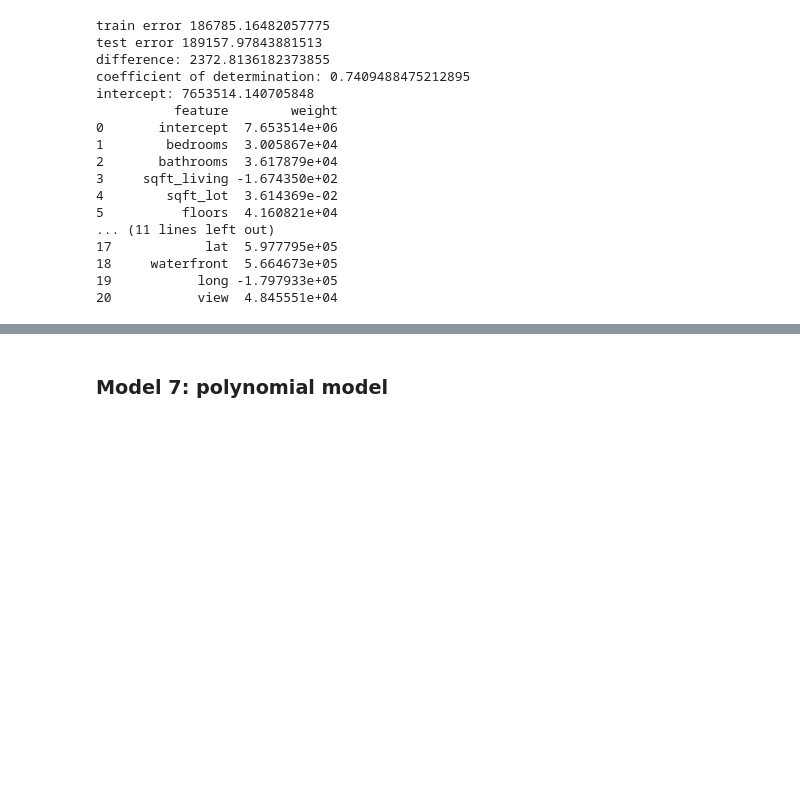
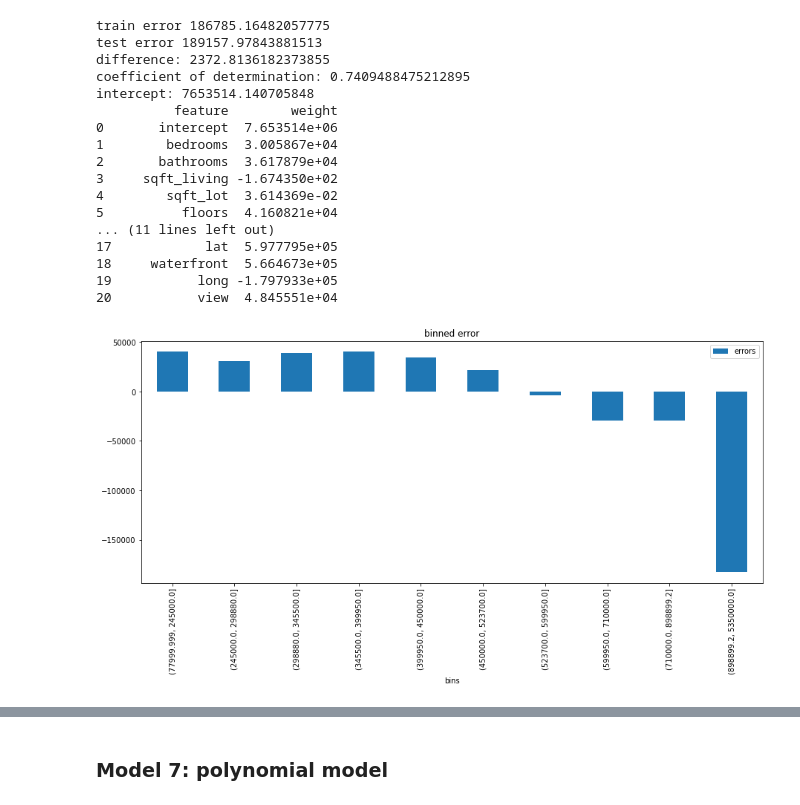
Before and after one commit to asval211/king_county_housing_data, a Jupyter notebook: notebooks/exploratory/pete/Pete_whole_model.ipynb, the cells around one changed output, grey strips where cells are left out. Saved outputs shown, nothing was run; the diff lists cells and outputs as text; code cells hidden in the pictures; blank space fills up the shorter version.

```diff
--- a/notebooks/exploratory/pete/Pete_whole_model.ipynb
+++ b/notebooks/exploratory/pete/Pete_whole_model.ipynb
@@ -468,3 +492,17 @@ intercept: 7653514.140705848
 18     waterfront  5.664673e+05
 19           long -1.797933e+05
 20           view  4.845551e+04
+# %%
+def plot_bins(model, X, y, bins=10, title='binned error'):
+    q=pd.qcut(y, bins) #magical pandas function, makes quantiles (10 in this case)
+    frame=pd.DataFrame(q) #takes cuts into a df so you can do groupby later
+    frame['error']=model.predict(X)-y #estimates error
+    frame.columns = ['bins', 'errors'] #reset column names
+    frame=frame.groupby('bins').mean() #gather all obs in each bin & take avg of them all
+    frame.plot(kind='bar', figsize=(15,6), title=title)
+# %%
+model6=LinearRegression()
+model6.fit(X_train[model_features], y_train)
+plot_bins(model6, X_test[model_features], y_test)
+# %% [output]
+[figure, added]
```
Also changed, not shown: parts of 9 cells of this notebook.
